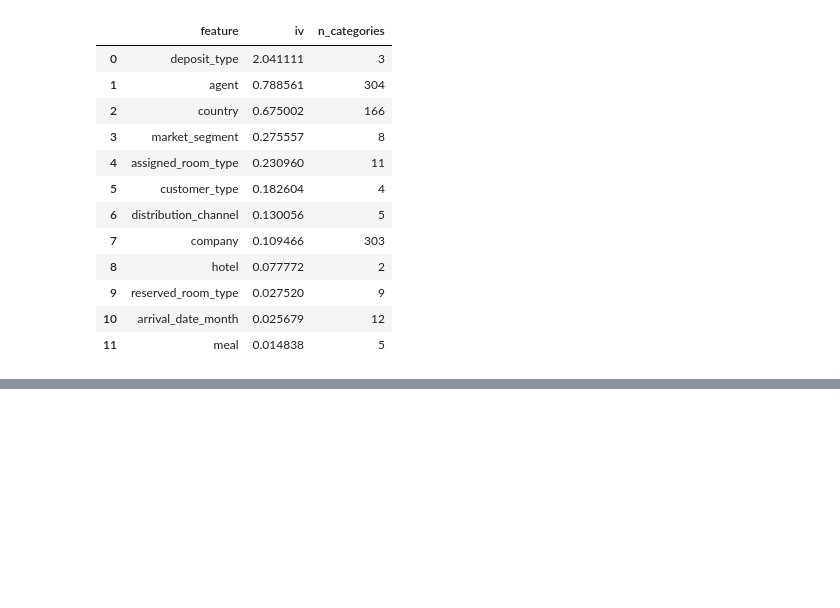
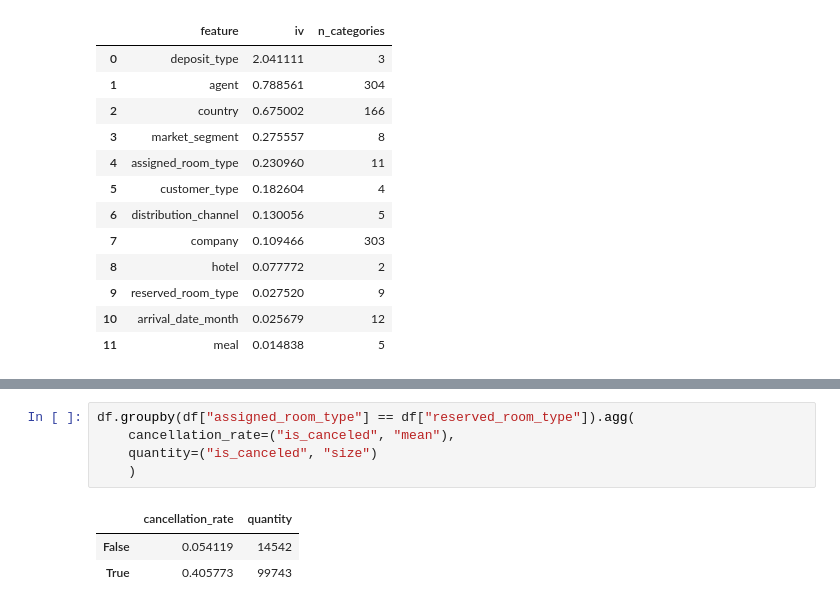
Before and after one commit to bruno-lima98/portfolio-hotel-cancellation-prediction, a Jupyter notebook: main.ipynb, the cells around one changed output, grey strips where cells are left out. Cells and saved outputs as stored; diff of their text form; blank space fills up the shorter version.

```diff
--- a/main.ipynb
+++ b/main.ipynb
@@ -724,0 +738,9 @@ tabela_iv
+# %%
+df.groupby(df["assigned_room_type"] == df["reserved_room_type"]).agg(
+    cancellation_rate=("is_canceled", "mean"),
+    quantity=("is_canceled", "size")
+    )
+# %% [output]
+|  | cancellation_rate | quantity |
+| False | 0.054119 | 14542 |
+| True | 0.405773 | 99743 |
```
Also changed, not shown: parts of 1 cell of this notebook.
